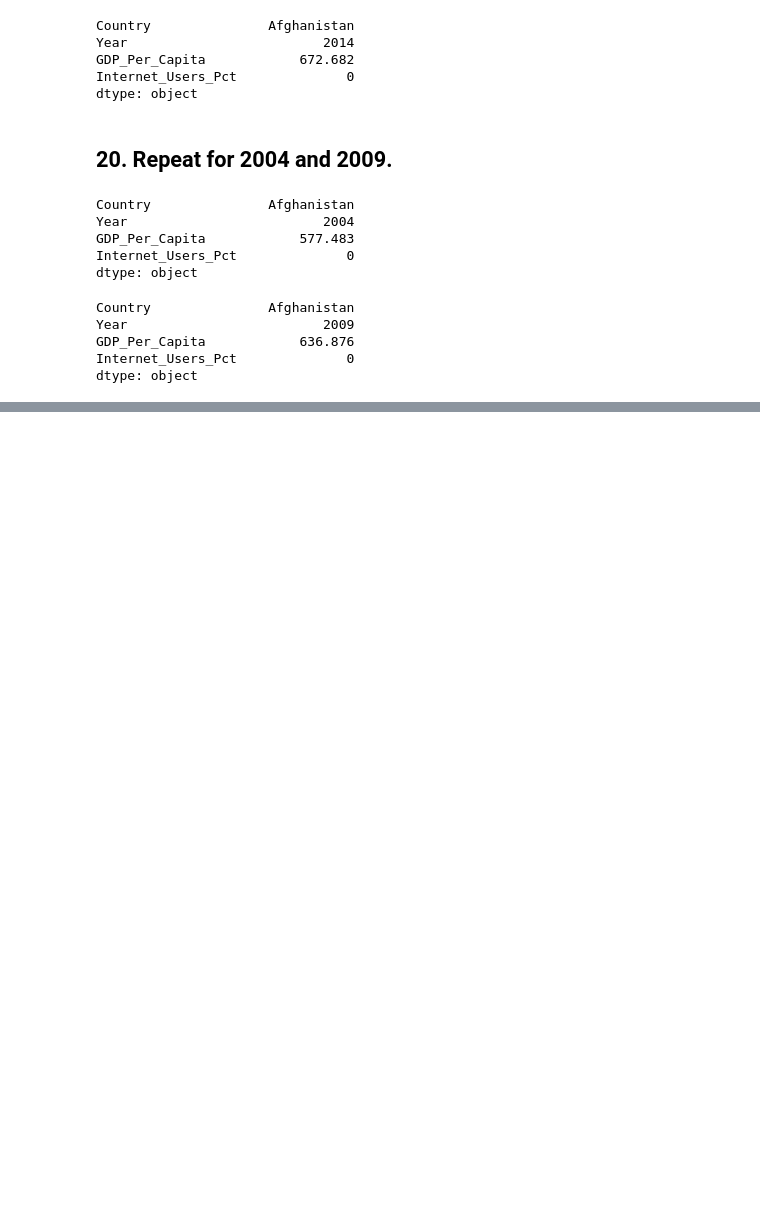
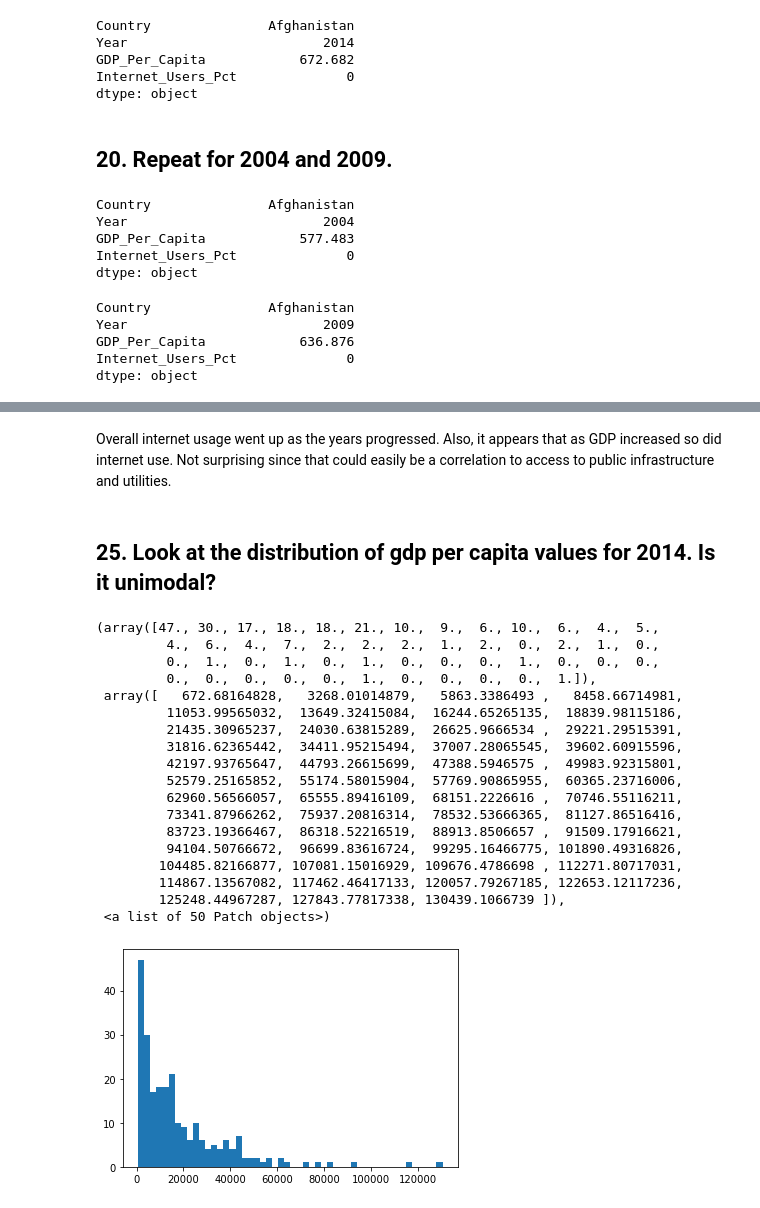
Before and after one commit to MrBardot/gdp-and-internet-usage, a Jupyter notebook: notebooks/un_analysis_posey.ipynb, the cells around one changed output, grey strips where cells are left out. Drawn from its saved outputs; the diff is of its cells as text; code cells hidden in the pictures; blank space fills up the shorter version.

```diff
--- a/notebooks/un_analysis_posey.ipynb
+++ b/notebooks/un_analysis_posey.ipynb
@@ -301,0 +368,26 @@ dtype: object
+# %% [markdown]
+Overall internet usage went up as the years progressed. Also, it appears that as GDP increased so did internet use. Not surprising since that could easily be a correlation to access to public infrastructure and utilities.
+# %% [markdown]
+## 25. Look at the distribution of gdp per capita values for 2014. Is it unimodal?
+# %%
+plt.hist(x = 'GDP_Per_Capita', bins = 50, histtype = 'bar', data = gdp_and_internet_use_2014)
+# %% [output]
+(array([47., 30., 17., 18., 18., 21., 10.,  9.,  6., 10.,  6.,  4.,  5.,
+         4.,  6.,  4.,  7.,  2.,  2.,  2.,  1.,  2.,  0.,  2.,  1.,  0.,
+         0.,  1.,  0.,  1.,  0.,  1.,  0.,  0.,  0.,  1.,  0.,  0.,  0.,
+         0.,  0.,  0.,  0.,  0.,  1.,  0.,  0.,  0.,  0.,  1.]),
+ array([   672.68164828,   3268.01014879,   5863.3386493 ,   8458.66714981,
+         11053.99565032,  13649.32415084,  16244.65265135,  18839.98115186,
+         21435.30965237,  24030.63815289,  26625.9666534 ,  29221.29515391,
+         31816.62365442,  34411.95215494,  37007.28065545,  39602.60915596,
+         42197.93765647,  44793.26615699,  47388.5946575 ,  49983.92315801,
+         52579.25165852,  55174.58015904,  57769.90865955,  60365.23716006,
+         62960.56566057,  65555.89416109,  68151.2226616 ,  70746.55116211,
+         73341.87966262,  75937.20816314,  78532.53666365,  81127.86516416,
+         83723.19366467,  86318.52216519,  88913.8506657 ,  91509.17916621,
+         94104.50766672,  96699.83616724,  99295.16466775, 101890.49316826,
+        104485.82166877, 107081.15016929, 109676.4786698 , 112271.80717031,
+        114867.13567082, 117462.46417133, 120057.79267185, 122653.12117236,
+        125248.44967287, 127843.77817338, 130439.1066739 ]),
+ <a list of 50 Patch objects>)
+[figure, added]
```
Also changed, not shown: parts of 26 cells of this notebook.
